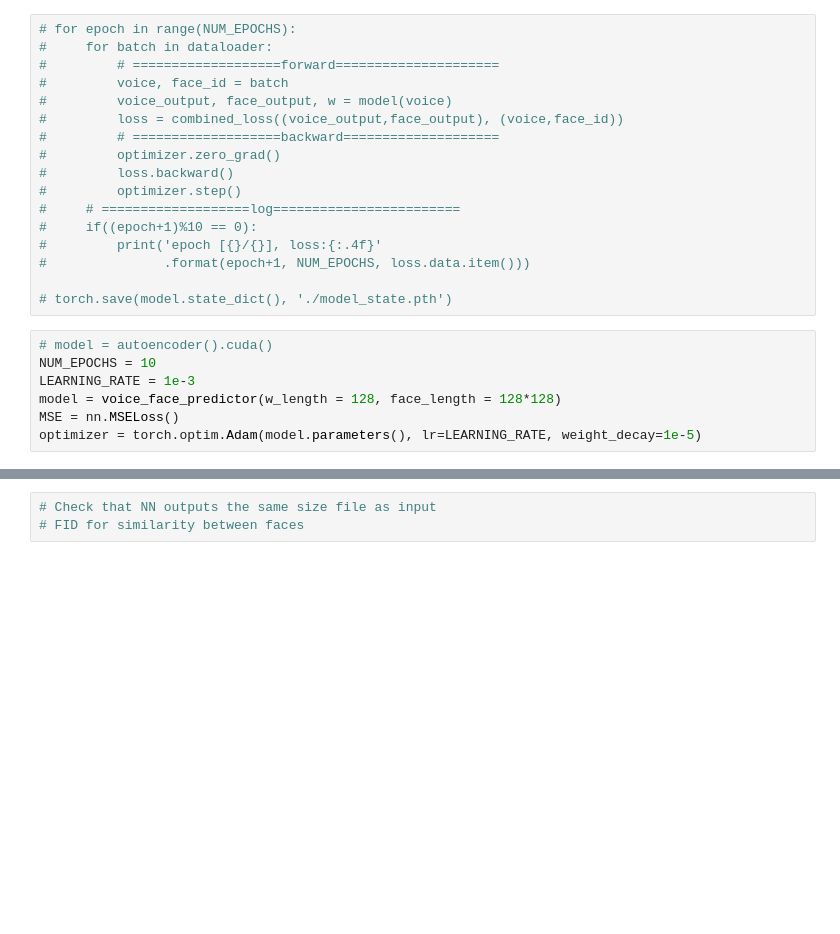
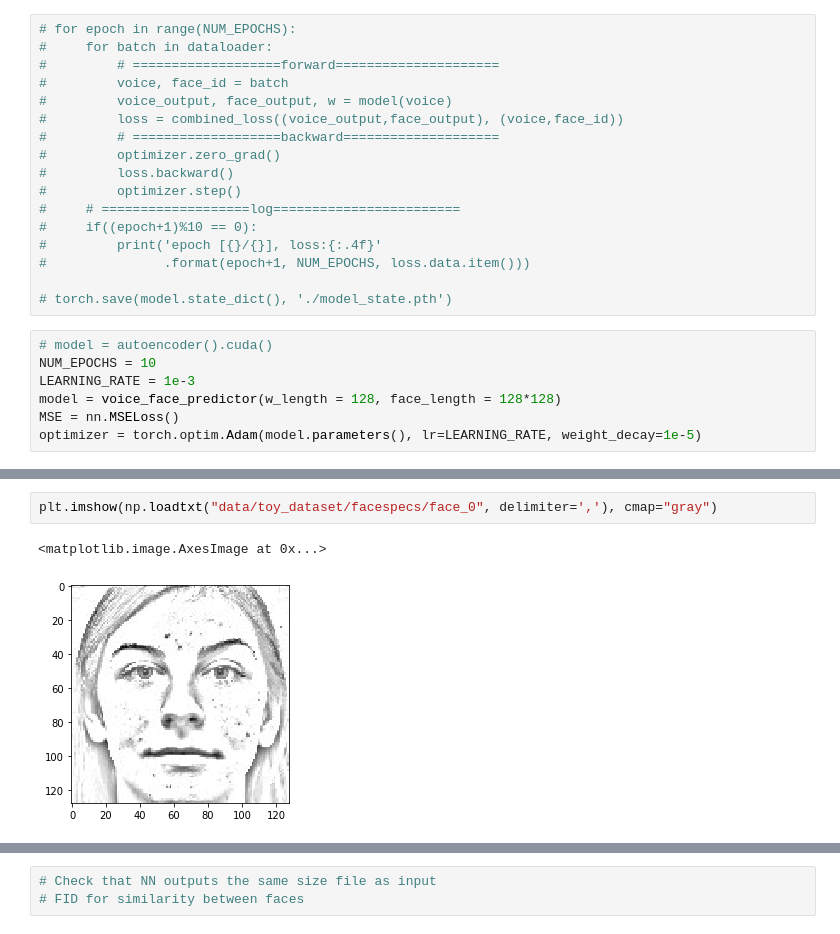
Before and after one commit to mikey-yang/voice_to_face_net, a Jupyter notebook: voice_to_face_net.ipynb, the cells around one changed output, grey strips where cells are left out. Drawn from its saved outputs; the diff is of its cells as text; blank space fills up the shorter version.

```diff
--- a/voice_to_face_net.ipynb
+++ b/voice_to_face_net.ipynb
@@ -278,0 +321,5 @@ torch.save(model.state_dict(), './model_state.pth')
+# %%
+plt.imshow(np.loadtxt("data/toy_dataset/facespecs/face_0", delimiter=','), cmap="gray")
+# %% [output]
+<matplotlib.image.AxesImage at 0x...>
+[figure, added]
```
Also changed, not shown: parts of 19 cells of this notebook.
